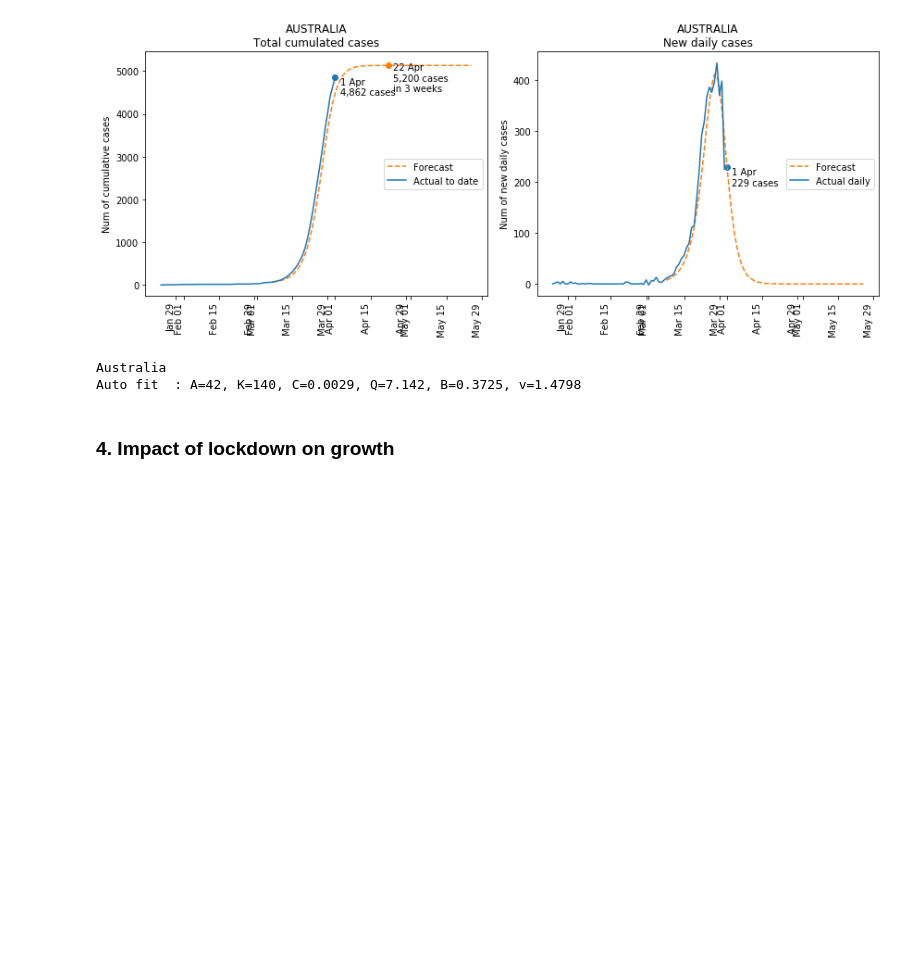
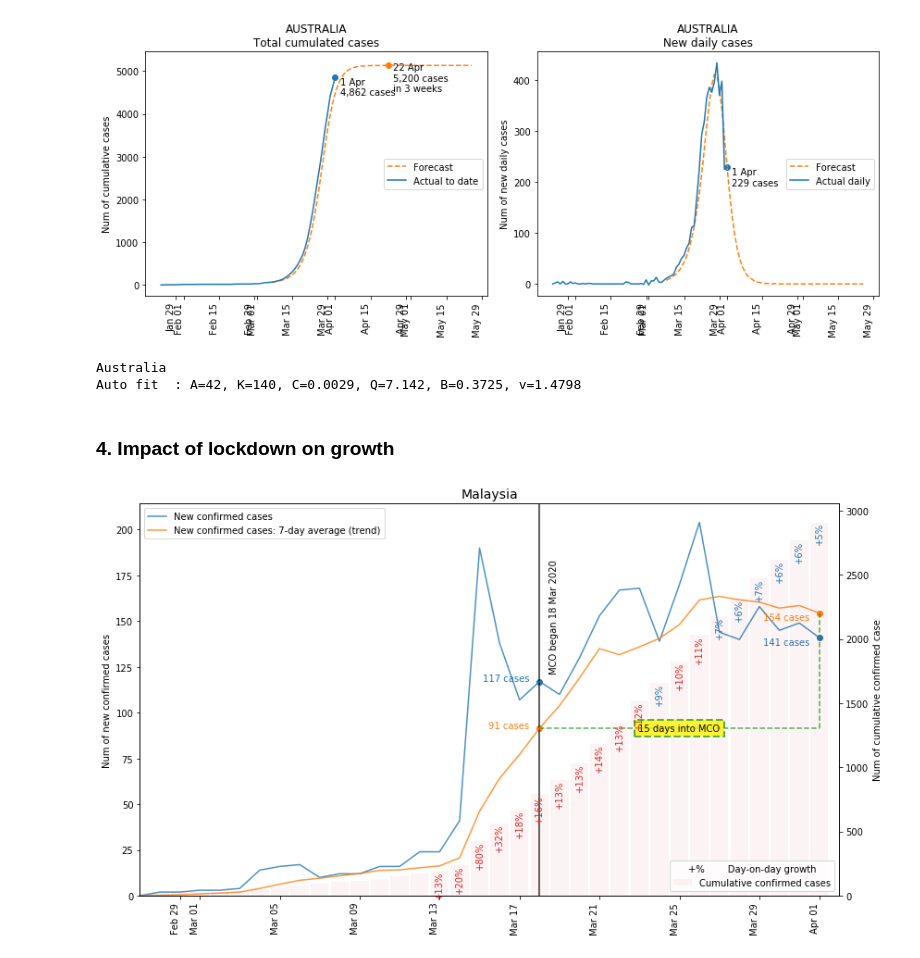
Before and after one commit to khairulomar/Covid-19, a Jupyter notebook: Covid19.ipynb, the cells around one changed output. Saved outputs shown, nothing was run; the diff lists cells and outputs as text; code cells hidden in the pictures; blank space fills up the shorter version.

```diff
--- a/Covid19.ipynb
+++ b/Covid19.ipynb
@@ -515,11 +515,11 @@ fig, axes = plt.subplots(figsize=(12,9), nrows=2, ncols=1)
 for i, ax in zip(range(len(cols)), axes.flat):
     for c, country in enumerate(['South Korea','China']):
         data0 = df2.loc[df2.confirmed > 0]
-        data1 = df2.loc[df2.country==country][cols[i]].rolling(3).sum().reset_index(drop=True)
+        data1 = df2.loc[df2.country==country][cols[i]].rolling(window=3).mean().reset_index(drop=True)
         if i==1:
             peakday = data1[data1==data1.max()].index[0]
         else:
-            data2 = df2.loc[df2.country==country][cols[i+1]].rolling(2).sum().reset_index(drop=True)
+            data2 = df2.loc[df2.country==country][cols[i+1]].rolling(window=3).mean().reset_index(drop=True)
             peakday = data2[data2==data2.max()].index[0]
         scaler = MinMaxScaler()
         data = scaler.fit_transform(np.array(data1).reshape(-1, 1))
@@ -859,0 +872,67 @@ Auto fit  : A=42, K=140, C=0.0029, Q=7.142, B=0.3725, v=1.4798
+# %%
+# Assign values
+country   = 'Malaysia'
+xmin      = pd.to_datetime('20200227', format='%Y%m%d')
+txtmin    = pd.to_datetime('20200312', format='%Y%m%d')
+lockstart = pd.to_datetime('20200318', format='%Y%m%d')
+locklabel = 'MCO'
+
+# Define data points
+fig, ax = plt.subplots(figsize=(12,7))
+data0 = df1a.loc[df1a.country==country].reset_index()
+data0 = data0.sort_values('date').reset_index(drop=True)[['date','confirmed','new_confirmed','growth']]
+data1 = data0.new_confirmed.rolling(window=7).mean()
+lockend = data0.date.max()
+
+# Daily cases
+ax.plot(data0.date, data0.new_confirmed, label='New confirmed cases', alpha=0.8, color='C0')
+ax.plot(data0.date, data1, label='New confirmed cases: 7-day average (trend)', alpha=0.8, color='C1')
+
+# Lockdown
+ax.vlines(lockstart, -50, data0.new_confirmed.max()*1.05, alpha=0.8)
+ax.text(lockstart+oneday/2, data0.new_confirmed.max()*0.9,
+        f'{locklabel} began {lockstart.day} {mdict[lockstart.month]} {lockstart.year}', rotation=90, va='top')
+data0lock = data0[data0.date==lockstart].new_confirmed.values[0]
+data1lock = data1[data0[data0.date==lockstart].index[0]]
+data0now = data0.new_confirmed.iloc[-1]
+data1now  = data1.iloc[-1]
+lockperiod = (lockend - lockstart)
+ax.scatter(lockstart, data0lock, marker='o', color='C0')
+ax.scatter(lockstart, data1lock, marker='o', color='C1')
+ax.scatter(lockend, data0now, marker='o', color='C0')
+ax.scatter(lockend, data1now, marker='o', color='C1')
+ax.hlines(data1lock, lockstart, lockend, linestyle='dashed', alpha=0.8, color='C2')
+ax.vlines(lockend, data1lock, data1now, linestyle='dashed', alpha=0.8, color='C2')
+ax.text(lockstart+lockperiod/2, data1lock, f'{lockperiod.days+1} days into {locklabel}', va='center', ha='center',
+        bbox=dict(facecolor='yellow', edgecolor='C2', linewidth=2, linestyle='dashed', alpha=0.8))
+ax.text(lockstart-oneday/2, data1lock, f'{int(data1lock)} cases', ha='right', color='C1')
+ax.text(lockstart-oneday/2, data0lock, f'{int(data0lock)} cases', ha='right', color='C0')
+ax.text(lockend-oneday/2, data1now, f'{int(data1now)} cases', va='top', ha='right', color='C1')
+ax.text(lockend-oneday/2, data0now, f'{int(data0now)} cases', va='top', ha='right', color='C0')
+
+# Cumulative cases
+ax2 = ax.twinx()
+ax2.bar(data0.date, data0.confirmed, label='Cumulative confirmed cases', color='C3', width=0.9, alpha=0.05)
+for i in data0[data0.date>txtmin].index:
+    if data0.iloc[i].growth >= 1.1: color='C3'
+    elif data0.iloc[i].growth >= 1.01: color='C0'
+    else: color='C2'
+    ax2.text(data0.iloc[i].date, data0.iloc[i].confirmed, f'+{int((data0.iloc[i].growth-1)*100)}%',
+             rotation=90, ha='center', va='top', color=color)
+# Axis labels
+ax.set_xlim(xmin, data0.date.max()+oneday)
+ax.set_ylim(0, data0.new_confirmed.max()*1.05)
+ax.xaxis.set_major_formatter(mdates.DateFormatter("%b %d"))
+fig.autofmt_xdate(rotation=90)
+ax.set_ylabel('Num of new confirmed cases')
+ax2.set_ylabel('Num of cumulative confirmed case')
+
+# Legends
+ax.legend(loc='upper left')
+ax2.legend(loc='lower right', title='+%        Day-on-day growth')
+ax.set_title(country, fontsize=14)
+plt.tight_layout()
+plt.savefig(f"img/lockdown_{country.replace(' ','_')}", pad_inches=0)
+plt.show()
+# %% [output]
+[figure, added]
```
Also changed, not shown: parts of 7 cells of this notebook, 8 other files.
